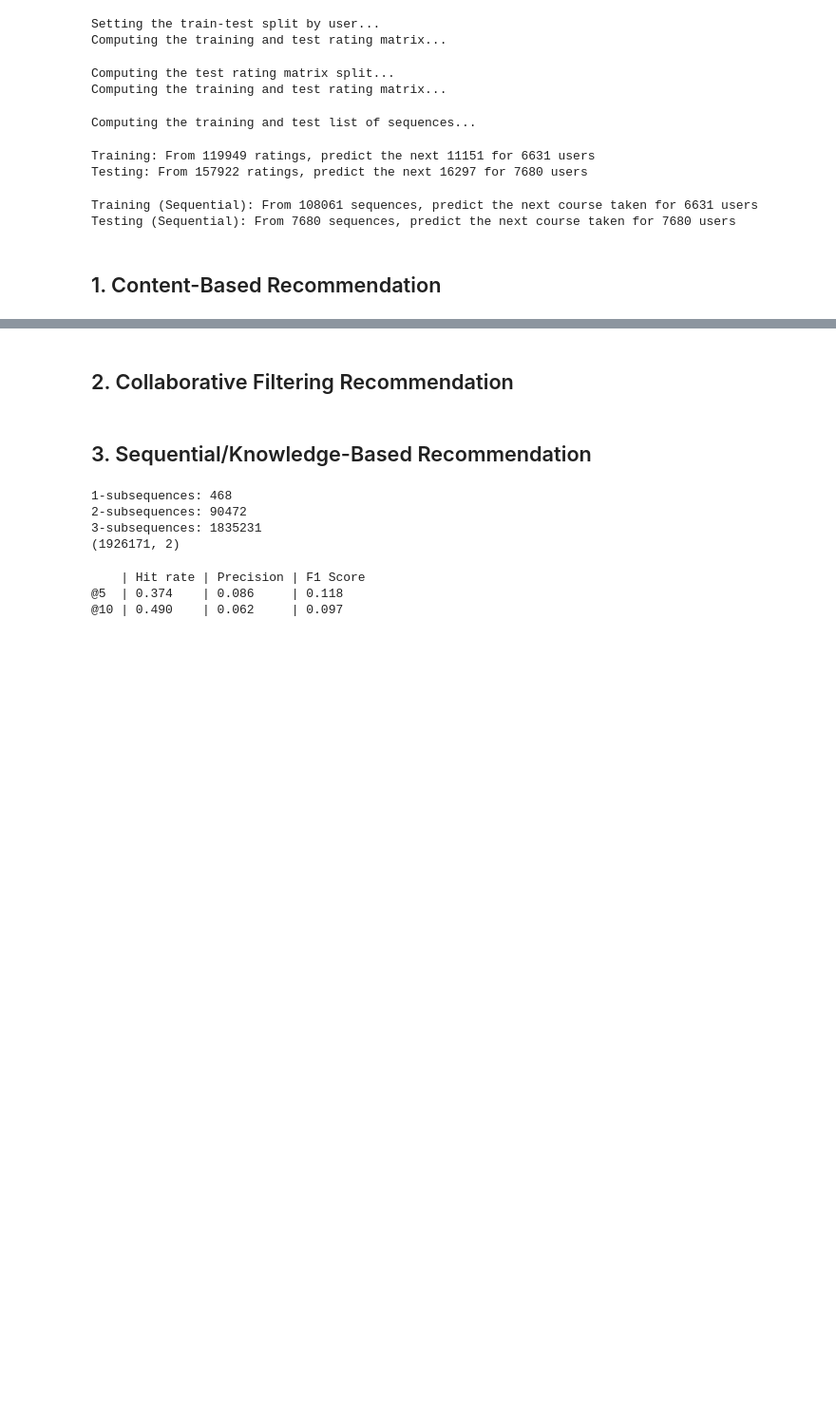
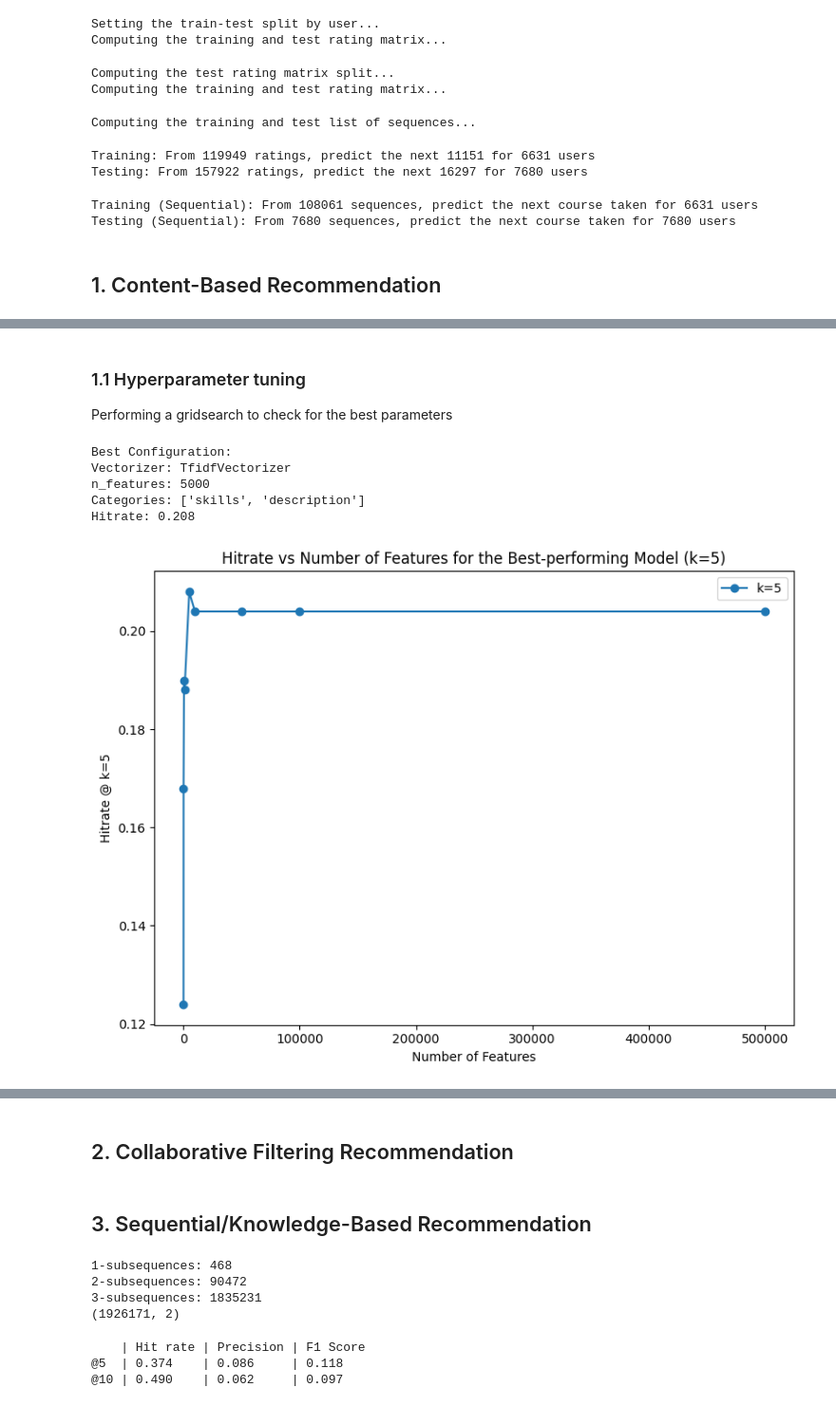
Before and after one commit to franciszac-dlc/comp9727-project, a Jupyter notebook: notebooks/Model Evaluation.ipynb, the cells around one changed output, grey strips where cells are left out. Shown at 95% size. Cells and saved outputs as stored; diff of their text form; code cells hidden in the pictures; blank space fills up the shorter version.

Commit message:
Added gridsearch and a graph

```diff
--- a/notebooks/Model Evaluation.ipynb
+++ b/notebooks/Model Evaluation.ipynb
@@ -95,0 +83,79 @@ Hitrate 0.17408854166666668
+# %% [markdown]
+### 1.1 Hyperparameter tuning
+
+Performing a gridsearch to check for the best parameters
+# %%
+from coursemate.model import ContentBasedModel
+from sklearn.feature_extraction.text import TfidfVectorizer,  CountVectorizer
+model = ContentBasedModel(course_set=dataset.course_set)
+
+# Parameters
+features_list = [50,100,500,1000,5000,10000,50000,100000,500000]
+vectors = [TfidfVectorizer, CountVectorizer]
+categories = [['skills'], ['skills','description']]
+n_users = 500
+
+# Gridsearch
+results = model.ContentBasedModel_gridsearch(df_test_X,df_test_y,vectors,n_users,features_list,categories,[5])
+# %%
+unique_reviewers_y = df_test_y['reviewers'].unique()
+
+def find_best_config(results):
+    best_config = None
+    max_hitrate = 0.0
+
+    for result in results:
+        total_hits = sum(result['hits'].values())
+        total_tests = len(result['hits']) * len(unique_reviewers_y)
+        hitrate = total_hits / total_tests
+
+        if hitrate > max_hitrate:
+            max_hitrate = hitrate
+            best_config = result
+
+    return best_config
+
+best_config = find_best_config(results)
+
+
+# Print the best configuration
+if best_config is not None:
+    print("Best Configuration:")
+    print(f"Vectorizer: {best_config['Vectorizer']}")
+    print(f"n_features: {best_config['n_features']}")
+    print(f"Categories: {best_config['categories']}")
+    print(f"Hitrate: {best_config['hits'][k] / n_users}")
+else:
+    print("No best configuration found.")
+
+
+def plot_hitrate_vs_n_features(best_config, k_value):
+    plt.figure(figsize=(8, 6))
+
+    vectorizer_name = str(best_config['Vectorizer']).split('.')[-1].replace("'>", "")
+    categories = best_config['categories']
+    features = []
+    hitrates = []
+    for i in results:
+        if i['Vectorizer'] == vectorizer_name and i['categories'] == categories:
+            hitrates.append(i['hits'][k_value]/ n_users)
+            features.append(i['n_features'] )
+
+    plt.plot(features,hitrates, label=f'k={k_value}', marker='o')
+
+    plt.xlabel('Number of Features')
+    plt.ylabel(f'Hitrate @ k={k_value}')
+    plt.title(f'Hitrate vs Number of Features for the Best-performing Model (k={k_value})')
+    plt.legend()
+    plt.tight_layout()
+    plt.show()
+
+
+plot_hitrate_vs_n_features(best_config, 5)
+# %% [output]
+Best Configuration:
+Vectorizer: TfidfVectorizer
+n_features: 5000
+Categories: ['skills', 'description']
+Hitrate: 0.208
+[figure, added]
```
Also changed, not shown: parts of 8 cells of this notebook.
